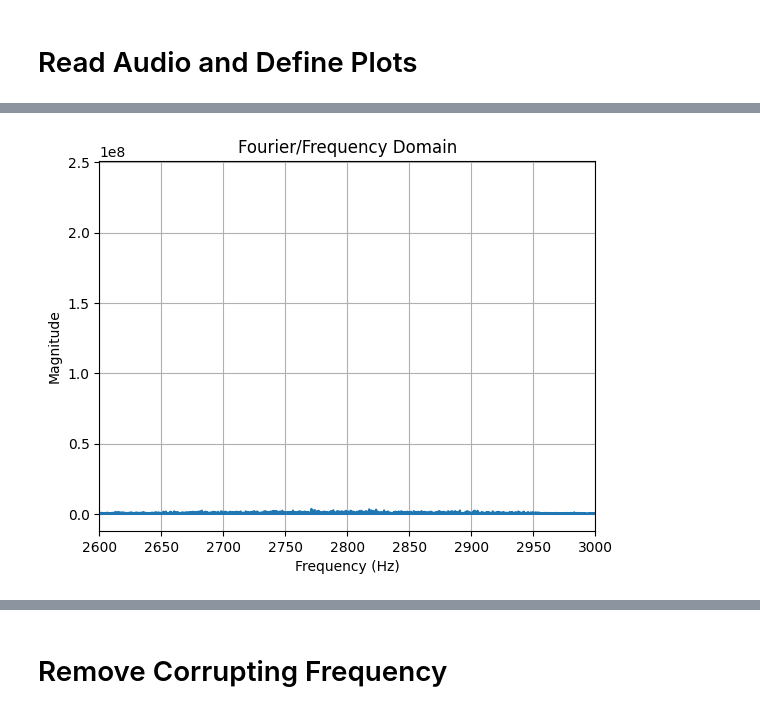
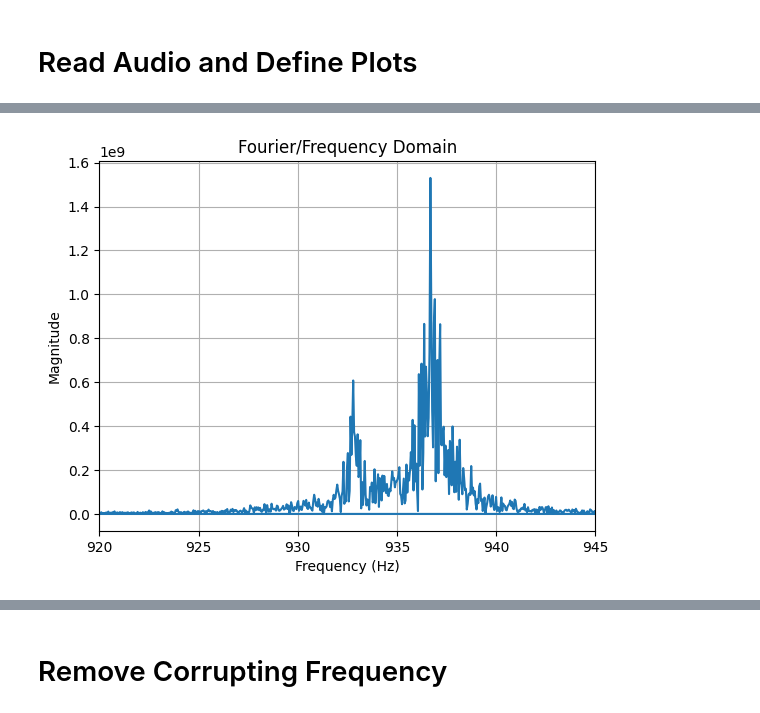
Before and after one commit to mtxslv/audio-processing-with-python, a Jupyter notebook: notebooks/end_to_end_processing.ipynb, the cells around one changed output, grey strips where cells are left out. Cells and saved outputs as stored; diff of their text form; code cells hidden in the pictures.

```diff
--- a/notebooks/end_to_end_processing.ipynb
+++ b/notebooks/end_to_end_processing.ipynb
@@ -16,7 +16,7 @@ __file__ = 'end_to_end_processing.ipynb'
 this_file_path = Path(__file__).absolute()
 samples_path = this_file_path.parents[1] / 'audio-files' / 'samples'
 impulses_responses_path = this_file_path.parents[1] / 'audio-files' / 'impulse-responses'
-corrupted_audio_path = samples_path / 'corrupted_audio.wav'
+corrupted_audio_path = samples_path / 'mario_and_cup.wav'
 long_hall_echo_path = impulses_responses_path / 'Large Long Echo Hall.wav'
 results_path = this_file_path.parents[1] / 'audio-files' / 'results'
 # %% [markdown]
@@ -39,4 +39,4 @@ plot_audio_in_frequency(xf, yf,[890,960])
 # %%
-plot_audio_in_frequency(xf, yf,[2600, 3000])
+plot_audio_in_frequency(xf, yf,[920,945])
 # %% [output]
-[figure, old version]
+[figure, new version]
```
Also changed, not shown: parts of 8 cells of this notebook.
